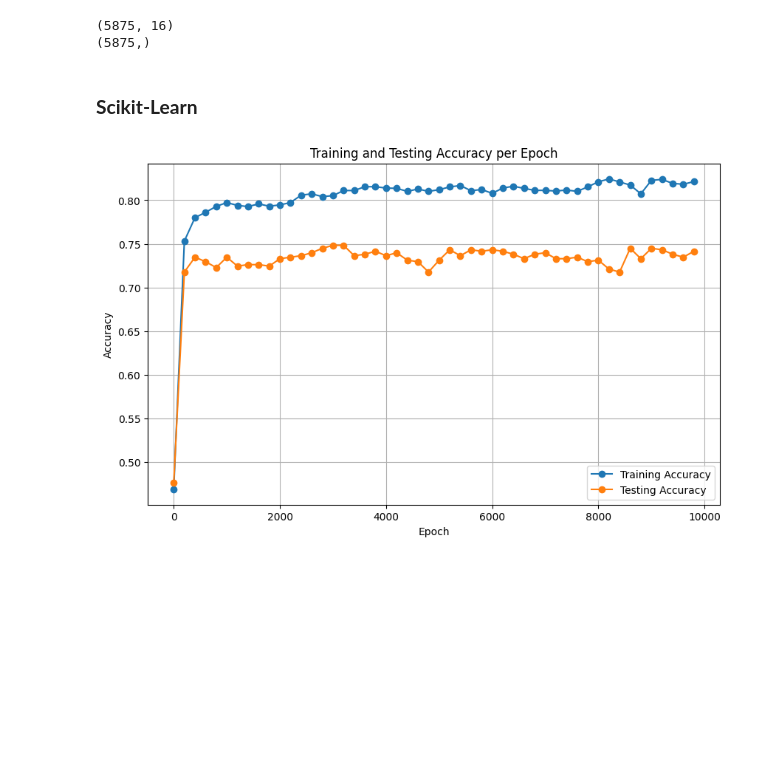
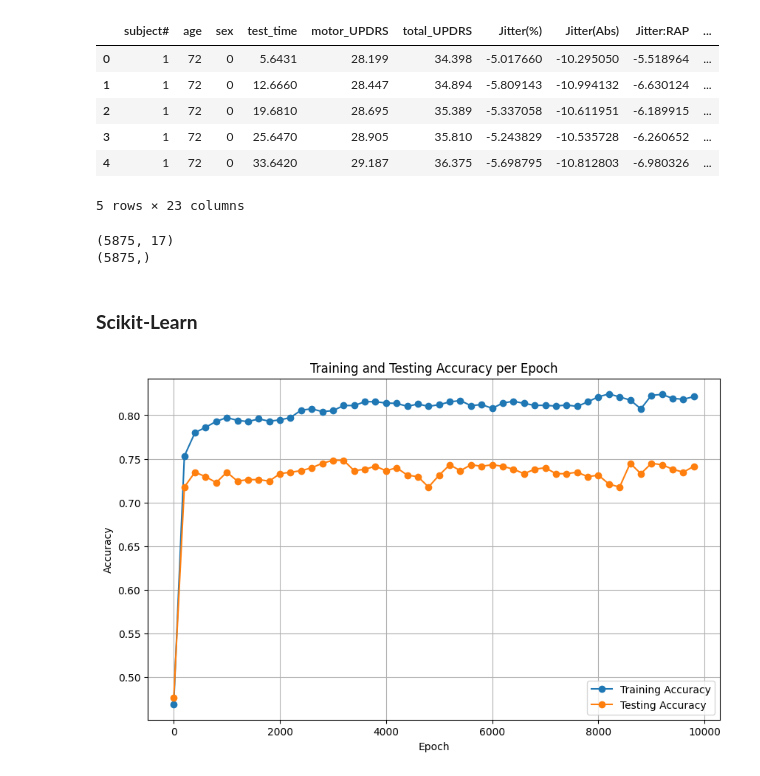
Before and after one commit to Samaresh-16/Parkinson_deepLearning, a Jupyter notebook: Codes/UPDRS.ipynb, the cells around one changed output. Saved outputs shown, nothing was run; the diff lists cells and outputs as text; code cells hidden in the pictures; blank space fills up the shorter version.

Commit message:
Improved accuracy of UPDRS NN

```diff
--- a/Codes/UPDRS.ipynb
+++ b/Codes/UPDRS.ipynb
@@ -4,7 +4,7 @@ import numpy as np
 from scipy import stats
 from sklearn.model_selection import train_test_split
 # %%
-data = pd.read_csv('D:/PublicationWork/Alok-Mastor/Dataset/parkinsons_updrs.csv')
+data = pd.read_csv('C:/NewDriveD/COding/Alok_mastor/Alok-Mastor/Dataset/parkinsons_updrs.csv')
 # data.head()
 # %%
 # Check for NaN values
@@ -124,16 +124,27 @@ for col_name in column_names:
     for val in data[col_name]:
         if val < lower_limit or val > upper_limit:
             data[col_name] = data[col_name].replace(val,col_median)
+# %%
+data.head()
+# %% [output]
+|  | subject# | age | sex | test_time | motor_UPDRS | total_UPDRS | Jitter(%) | Jitter(Abs) | Jitter:RAP | ... |
+| 0 | 1 | 72 | 0 | 5.6431 | 28.199 | 34.398 | -5.017660 | -10.295050 | -5.518964 | ... |
+| 1 | 1 | 72 | 0 | 12.6660 | 28.447 | 34.894 | -5.809143 | -10.994132 | -6.630124 | ... |
+| 2 | 1 | 72 | 0 | 19.6810 | 28.695 | 35.389 | -5.337058 | -10.611951 | -6.189915 | ... |
+| 3 | 1 | 72 | 0 | 25.6470 | 28.905 | 35.810 | -5.243829 | -10.535728 | -6.260652 | ... |
+| 4 | 1 | 72 | 0 | 33.6420 | 29.187 | 36.375 | -5.698795 | -10.812803 | -6.980326 | ... |
+5 rows × 23 columns
 # %%
 data['severity'] = data['motor_UPDRS'].apply(lambda x: 0 if 0 < x < 20 else 1)
 # %%
 Y1 = data['severity']
-Y2 = data['motor_UPDRS']
-X = data.drop(['subject#', 'total_UPDRS', 'motor_UPDRS', 'age','sex','test_time','severity'], axis=1)
-print(X.shape)
+# Y2 = data['motor_UPDRS']
+X1 = data.drop(['subject#', 'motor_UPDRS', 'age','sex','test_time','severity'], axis=1)
+X2 = data.drop(['subject#', 'total_UPDRS', 'age','sex','test_time','severity'], axis=1)
+print(X2.shape)
 print(Y1.shape)
 # %% [output]
-(5875, 16)
+(5875, 17)
 (5875,)
 # %% [markdown]
 <h3><b>Scikit-Learn
```
Also changed, not shown: parts of 6 cells of this notebook, 2 other files.
